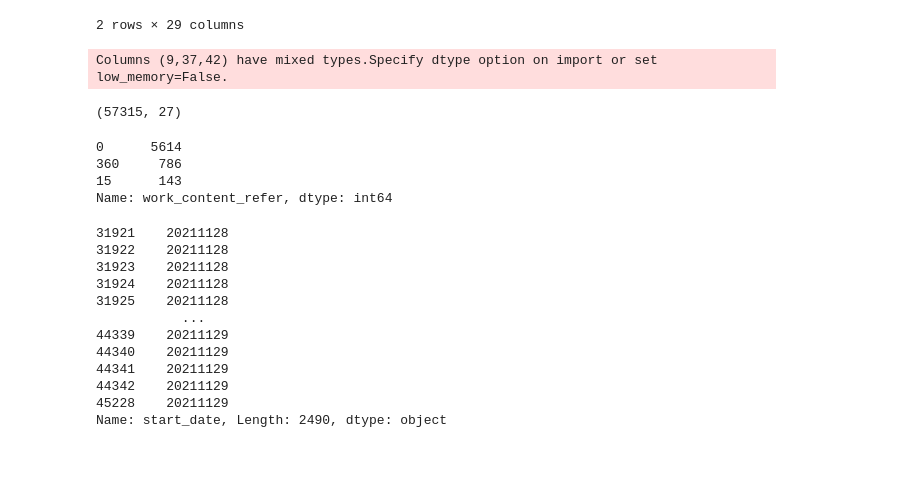
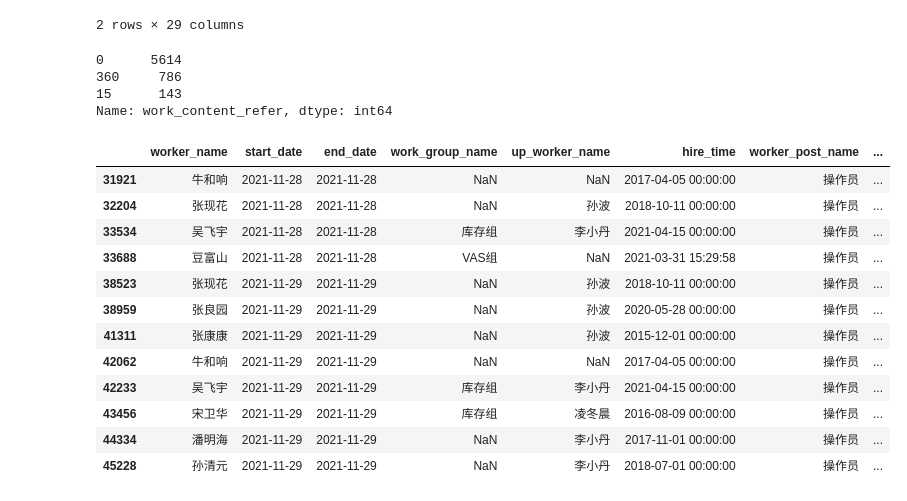
Before and after one commit to fyenne/play4_activity, a Jupyter notebook: acti_coach.ipynb, the cells around one changed output. Drawn from its saved outputs; the diff is of its cells as text; code cells hidden in the pictures; blank space fills up the shorter version.

```diff
--- a/acti_coach.ipynb
+++ b/acti_coach.ipynb
@@ -138,19 +138,5 @@ coach[coach[['duration',
 # df = pd.DataFrame()
 # for i in np.arange(coach.shape[0]):
 #     df = pd.concat([pd.DataFrame.from_dict(json.loads(coach['raw_data'][i]), orient="index" ).T, df], axis = 0)
-# %%
-coach = pd.read_csv('./data/coach_bdp_all.csv', sep = '\001')
-coach = coach.dropna(how = 'all', axis = 1)
-coach.columns = [re.sub('\w+\.', '', i) for i in list(coach.columns)]
-coach = coach[['station_name','worker_name', 'work_group_name', 'up_worker_name',\
-    'hire_time', 'worker_post_name', 'work_num', 'start_time', 'end_time', 'duration',
-    'adjustment_duration', 'adjusted_duration', 'sku_no', 'min_package_quantity', 'min_operate_length', 'min_operate_width',
-    'min_operate_height', 'min_operate_weight', 'min_operate_volume',
-    'work_content', 'work_content_refer', 'work_content_is_measure',
-    'start_date', 'end_date', 'report_date', 'create_time', 'update_time']]
-print(coach.shape)
-# %% [output]
-Columns (9,37,42) have mixed types.Specify dtype option on import or set low_memory=False.
-(57315, 27)
 # %%
 # coach[coach['start_date'] == '2021-11-23']
@@ -218,22 +208,26 @@ def data_prepare(coach):
 
     return coach
 coach = data_prepare(coach)
-# %%
-# coach[~coach['work_group_name'].isna()]
-coach['start_date'].astype(str).str.replace('-', '')
-# %% [output]
-31921    20211128
-31922    20211128
-31923    20211128
-31924    20211128
-31925    20211128
-           ...
-44339    20211129
-44340    20211129
-44341    20211129
-44342    20211129
-45228    20211129
-Name: start_date, Length: 2490, dtype: object
+# %%
+coach = coach[['worker_name', 'start_date', 'end_date', 'work_group_name', 'up_worker_name', 'hire_time',\
+         'worker_post_name', 'sprm', 'SPRM_total_of_day', 'work_hour_in_min',
+         'work_hour_in_hour', 'sprm_perhour', 'station_name']].drop_duplicates()
+# %%
+coach
+# %% [output]
+|  | worker_name | start_date | end_date | work_group_name | up_worker_name | hire_time | worker_post_name | ... |
+| 31921 | 牛和响 | 2021-11-28 | 2021-11-28 | NaN | NaN | 2017-04-05 00:00:00 | 操作员 | ... |
+| 32204 | 张现花 | 2021-11-28 | 2021-11-28 | NaN | 孙波 | 2018-10-11 00:00:00 | 操作员 | ... |
+| 33534 | 吴飞宇 | 2021-11-28 | 2021-11-28 | 库存组 | 李小丹 | 2021-04-15 00:00:00 | 操作员 | ... |
+| 33688 | 豆富山 | 2021-11-28 | 2021-11-28 | VAS组 | NaN | 2021-03-31 15:29:58 | 操作员 | ... |
+| 38523 | 张现花 | 2021-11-29 | 2021-11-29 | NaN | 孙波 | 2018-10-11 00:00:00 | 操作员 | ... |
+| 38959 | 张良园 | 2021-11-29 | 2021-11-29 | NaN | 孙波 | 2020-05-28 00:00:00 | 操作员 | ... |
+| 41311 | 张康康 | 2021-11-29 | 2021-11-29 | NaN | 孙波 | 2015-12-01 00:00:00 | 操作员 | ... |
+| 42062 | 牛和响 | 2021-11-29 | 2021-11-29 | NaN | NaN | 2017-04-05 00:00:00 | 操作员 | ... |
+| 42233 | 吴飞宇 | 2021-11-29 | 2021-11-29 | 库存组 | 李小丹 | 2021-04-15 00:00:00 | 操作员 | ... |
+| 43456 | 宋卫华 | 2021-11-29 | 2021-11-29 | 库存组 | 凌冬晨 | 2016-08-09 00:00:00 | 操作员 | ... |
+| 44334 | 潘明海 | 2021-11-29 | 2021-11-29 | NaN | 李小丹 | 2017-11-01 00:00:00 | 操作员 | ... |
+| 45228 | 孙清元 | 2021-11-29 | 2021-11-29 | NaN | 李小丹 | 2018-07-01 00:00:00 | 操作员 | ... |
 # %%
 def plot_data(riqi):
     data = coach[coach['start_date'] == riqi][['worker_name', 'work_group_name', 'up_worker_name', 'hire_time', 'worker_post_name',\
```
Also changed, not shown: parts of 3 cells of this notebook, 3 other files.
